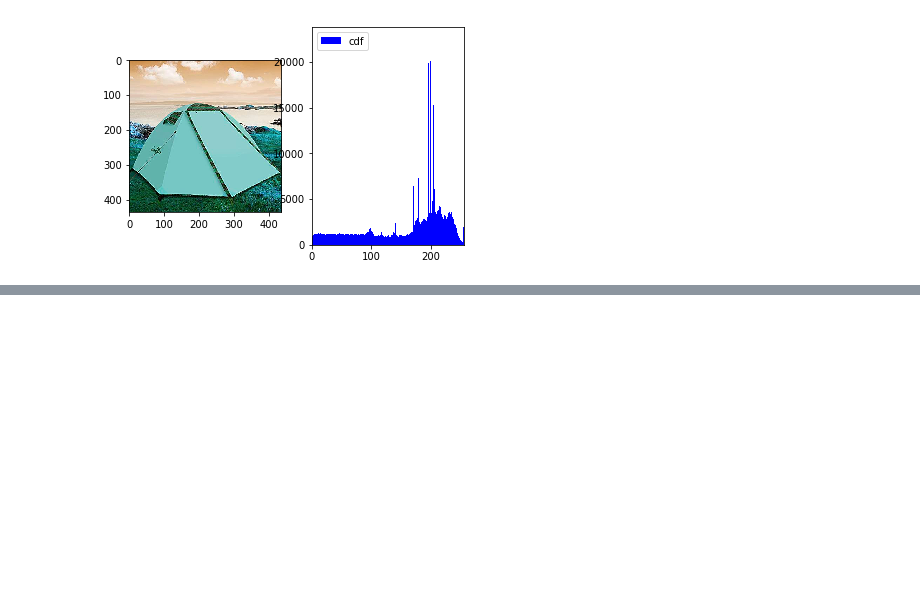
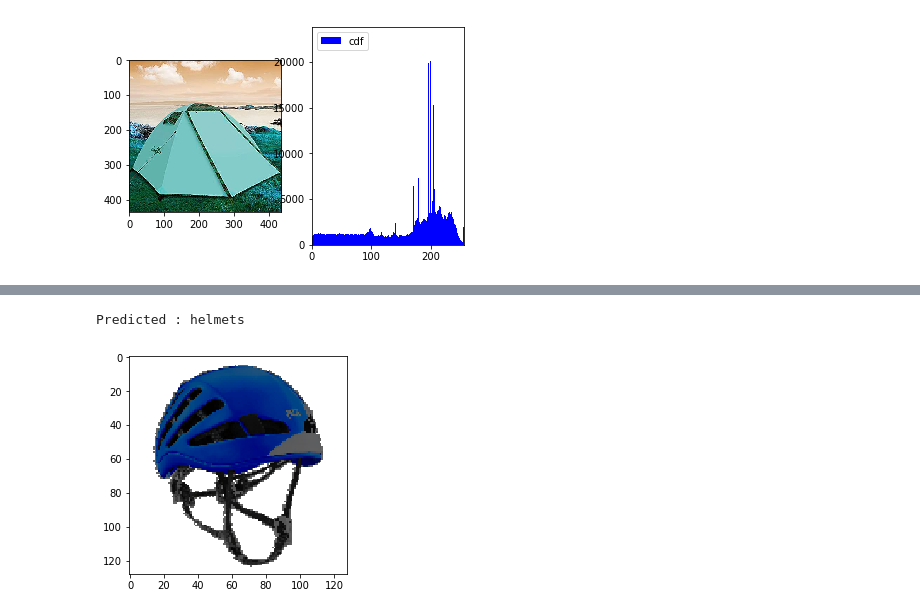
Before and after one commit to karthy1988/highgradient, a Jupyter notebook: openhack.ipynb, the cells around one changed output, grey strips where cells are left out. Cells and saved outputs as stored; diff of their text form; code cells hidden in the pictures; blank space fills up the shorter version.

```diff
--- a/openhack.ipynb
+++ b/openhack.ipynb
@@ -186,0 +221,3 @@ imshow(stc)
+# %%
+train_data = np.concatenate((train_data, val_data))
+train_labels = np.concatenate((train_labels, val_labels))
@@ -186,0 +250,9 @@ imshow(stc)
+# %%
+tuned_parameters = [{'kernel': ['rbf'], 'gamma': [1e-3, 1e-4],'C': [1, 10, 100, 1000]}]
+
+svm_clf = GridSearchCV(svm.SVC(), tuned_parameters, cv=5)
+
+svm_clf.fit(train_data, train_labels)
+
+# classifier = svm.SVC(kernel = 'rbf')
+# classifier.fit(train_data, train_labels)
@@ -186,0 +296,3 @@ imshow(stc)
+# %%
+clf = RandomForestClassifier(n_estimators = 24)
+clf = clf.fit(train_data, train_labels)
@@ -186,0 +308,10 @@ imshow(stc)
+# %%
+image_url = "https://shop.epictv.com/sites/default/files/ae42ad29e70ba8ce6b67d3bdb6ab5c6e.jpeg"
+img = get_img(image_url)
+imshow(img)
+img = img.reshape((-1, 128 * 128 * 3))
+predicted = clf.predict(img)
+print("Predicted : " + class_names[predicted[0]])
+# %% [output]
+Predicted : helmets
+[figure, added]
```
Also changed, not shown: parts of 16 cells of this notebook.
